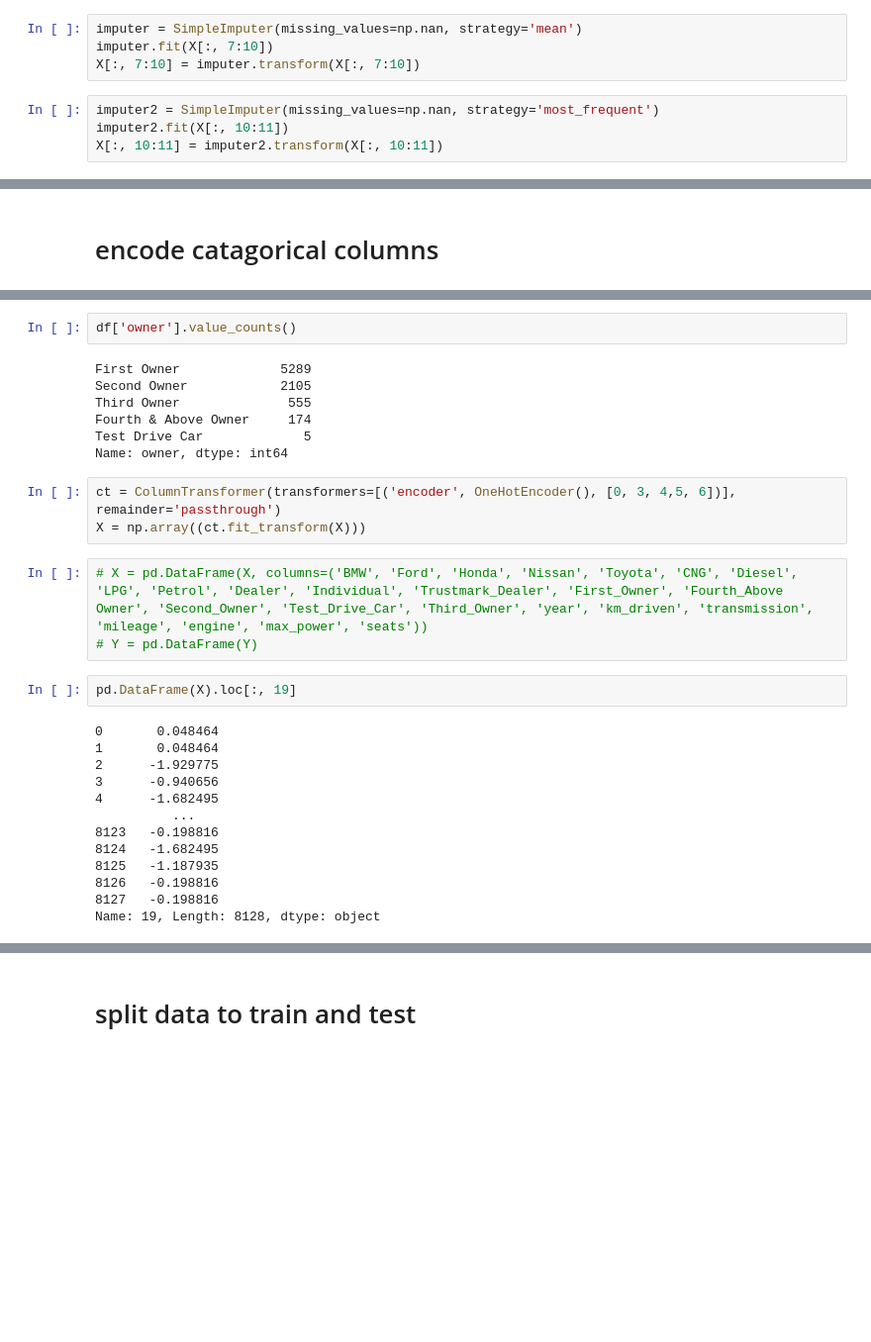
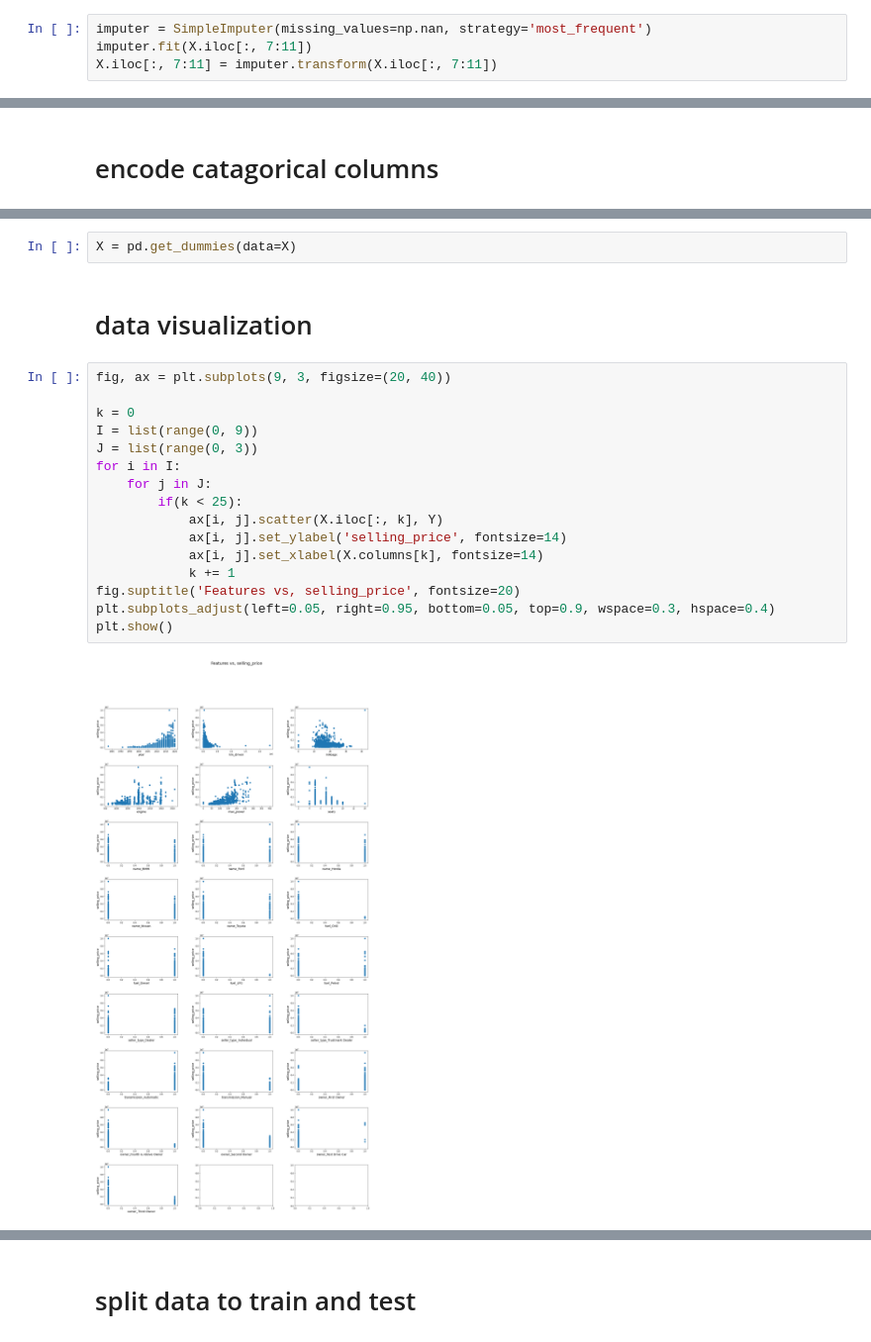
Before and after one commit to moKhaled73/machine_learing, a Jupyter notebook: section/project1/car_predicition.ipynb, the cells around one changed output, grey strips where cells are left out. Shown: that part at 99% size. Cells and saved outputs as stored; diff of their text form; blank space fills up the shorter version.

```diff
--- a/section/project1/car_predicition.ipynb
+++ b/section/project1/car_predicition.ipynb
@@ -108,10 +87,6 @@ array([-0.2335288 , -0.33275929, -0.5957201 , ..., -0.31787472,
 # %% [markdown]
 # impute missing values
 # %%
-imputer = SimpleImputer(missing_values=np.nan, strategy='mean')
-imputer.fit(X[:, 7:10])
-X[:, 7:10] = imputer.transform(X[:, 7:10])
+imputer = SimpleImputer(missing_values=np.nan, strategy='most_frequent')
+imputer.fit(X.iloc[:, 7:11])
+X.iloc[:, 7:11] = imputer.transform(X.iloc[:, 7:11])
-# %%
-imputer2 = SimpleImputer(missing_values=np.nan, strategy='most_frequent')
-imputer2.fit(X[:, 10:11])
-X[:, 10:11] = imputer2.transform(X[:, 10:11])
@@ -187,30 +116,22 @@ Name: seller_type, dtype: int64
-# %%
-df['owner'].value_counts()
-# %% [output]
-First Owner             5289
-Second Owner            2105
-Third Owner              555
-Fourth & Above Owner     174
-Test Drive Car             5
-Name: owner, dtype: int64
-# %%
-ct = ColumnTransformer(transformers=[('encoder', OneHotEncoder(), [0, 3, 4,5, 6])], remainder='passthrough')
-X = np.array((ct.fit_transform(X)))
-# %%
-# X = pd.DataFrame(X, columns=('BMW', 'Ford', 'Honda', 'Nissan', 'Toyota', 'CNG', 'Diesel', 'LPG', 'Petrol', 'Dealer', 'Individual', 'Trustmark_Dealer', 'First_Owner', 'Fourth_Above Owner', 'Second_Owner', 'Test_Drive_Car', 'Third_Owner', 'year', 'km_driven', 'transmission', 'mileage', 'engine', 'max_power', 'seats'))
-# Y = pd.DataFrame(Y)
 # %%
-pd.DataFrame(X).loc[:, 19]
+X = pd.get_dummies(data=X)
-# %% [output]
-0       0.048464
-1       0.048464
-2      -1.929775
-3      -0.940656
-4      -1.682495
-          ...
-8123   -0.198816
-8124   -1.682495
-8125   -1.187935
-8126   -0.198816
-8127   -0.198816
-Name: 19, Length: 8128, dtype: object
+# %% [markdown]
+# data visualization
+# %%
+fig, ax = plt.subplots(9, 3, figsize=(20, 40))
+
+k = 0
+I = list(range(0, 9))
+J = list(range(0, 3))
+for i in I:
+    for j in J:
+        if(k < 25):
+            ax[i, j].scatter(X.iloc[:, k], Y)
+            ax[i, j].set_ylabel('selling_price', fontsize=14)
+            ax[i, j].set_xlabel(X.columns[k], fontsize=14)
+            k += 1
+fig.suptitle('Features vs, selling_price', fontsize=20)
+plt.subplots_adjust(left=0.05, right=0.95, bottom=0.05, top=0.9, wspace=0.3, hspace=0.4)
+plt.show()
+# %% [output]
+[figure, added]
```
Also changed, not shown: parts of 28 cells of this notebook.
